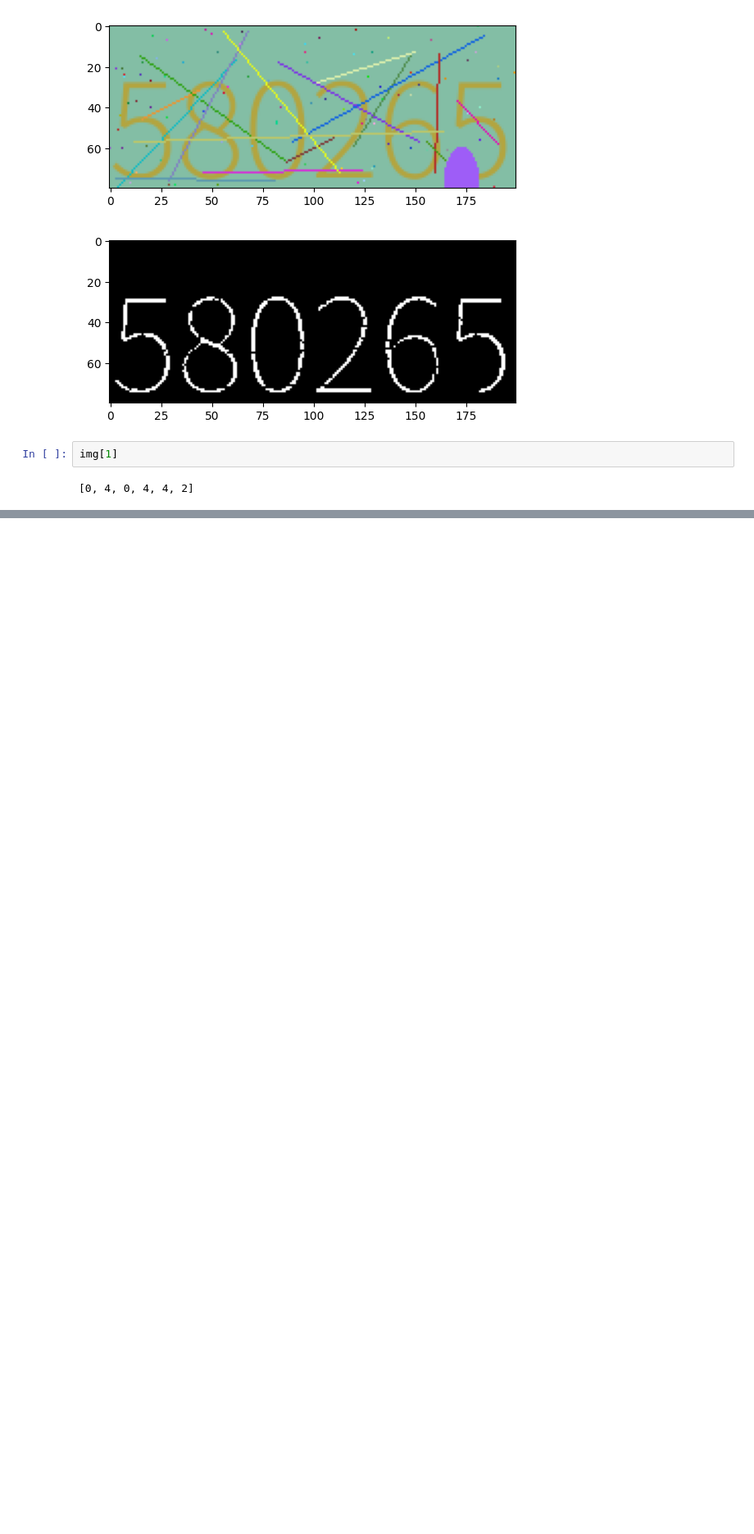
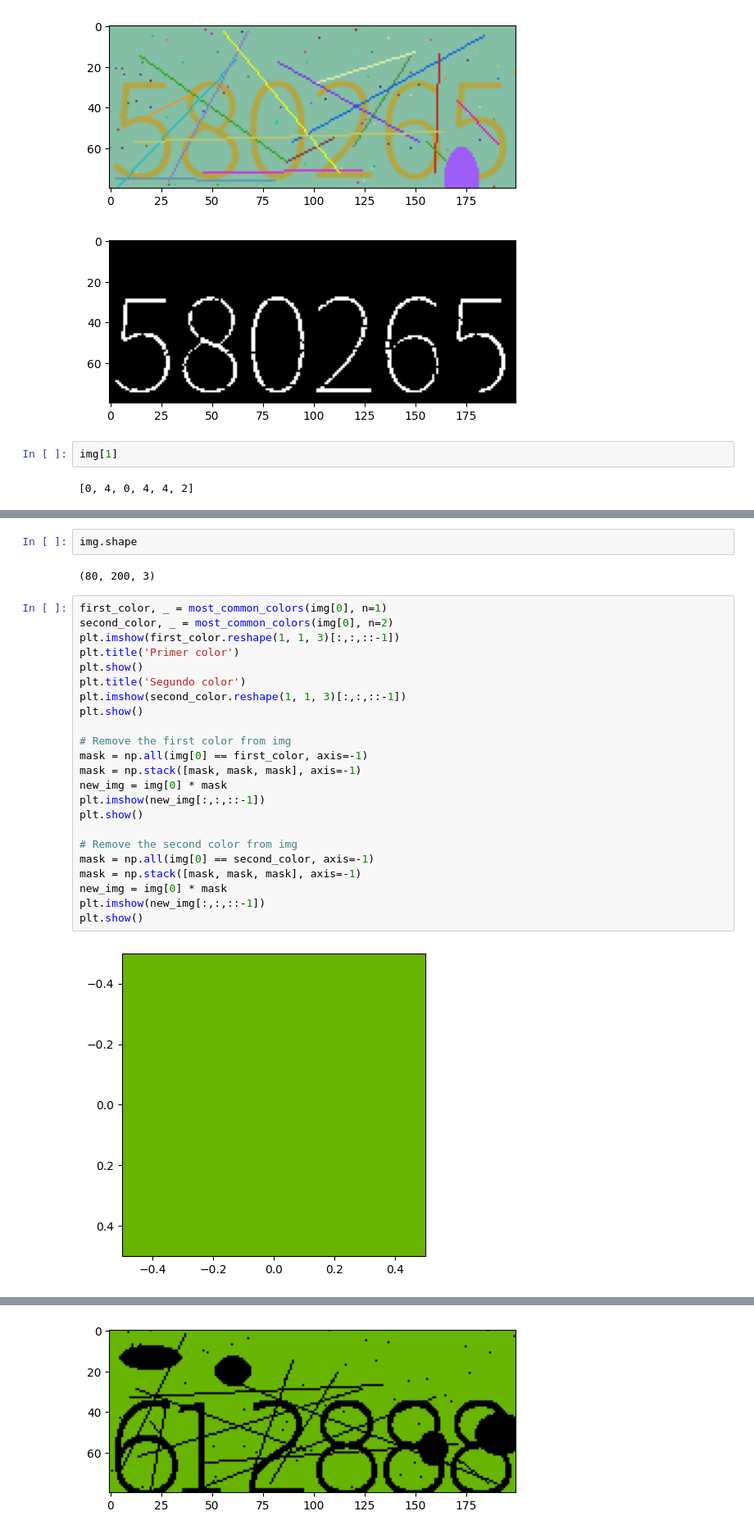
Before and after one commit to Pabloo22/captcha_competition, a Jupyter notebook: notebooks/testing-alvaro.ipynb, the cells around one changed output, grey strips where cells are left out. Shown at 82% size. Drawn from its saved outputs; the diff is of its cells as text; blank space fills up the shorter version.

```diff
--- a/notebooks/testing-alvaro.ipynb
+++ b/notebooks/testing-alvaro.ipynb
@@ -181,0 +222,29 @@ img[1]
+# %%
+img.shape
+# %% [output]
+(80, 200, 3)
+# %%
+first_color, _ = most_common_colors(img[0], n=1)
+second_color, _ = most_common_colors(img[0], n=2)
+plt.imshow(first_color.reshape(1, 1, 3)[:,:,::-1])
+plt.title('Primer color')
+plt.show()
+plt.title('Segundo color')
+plt.imshow(second_color.reshape(1, 1, 3)[:,:,::-1])
+plt.show()
+
+# Remove the first color from img
+mask = np.all(img[0] == first_color, axis=-1)
+mask = np.stack([mask, mask, mask], axis=-1)
+new_img = img[0] * mask
+plt.imshow(new_img[:,:,::-1])
+plt.show()
+
+# Remove the second color from img
+mask = np.all(img[0] == second_color, axis=-1)
+mask = np.stack([mask, mask, mask], axis=-1)
+new_img = img[0] * mask
+plt.imshow(new_img[:,:,::-1])
+plt.show()
+# %% [output]
+[figure, added]
@@ -181,0 +252 @@ img[1]
+[figure, added]
```
Also changed, not shown: parts of 5 cells of this notebook.
